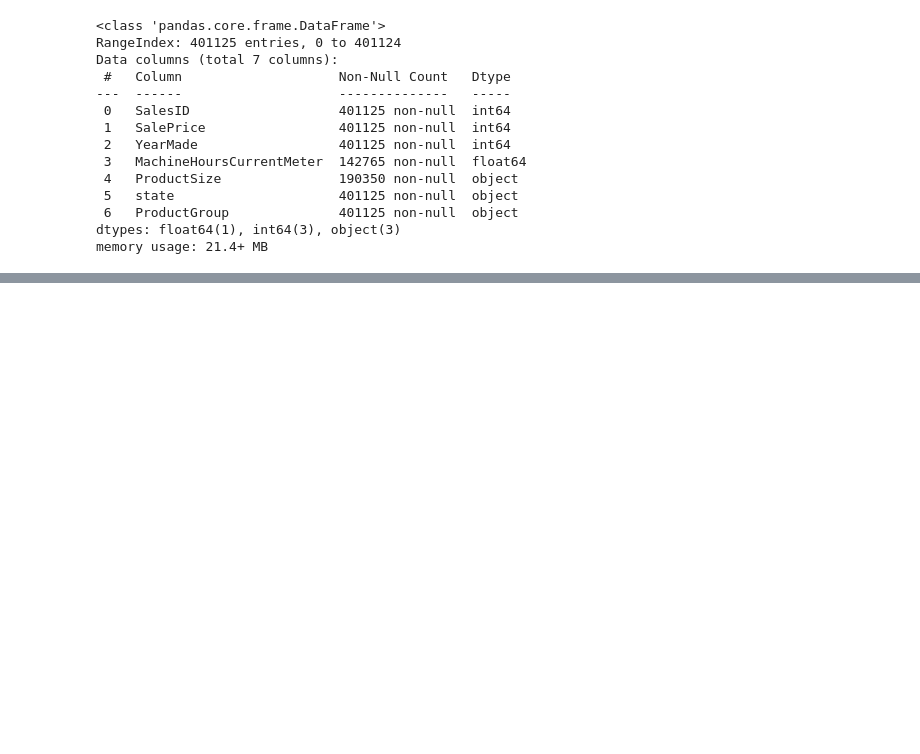
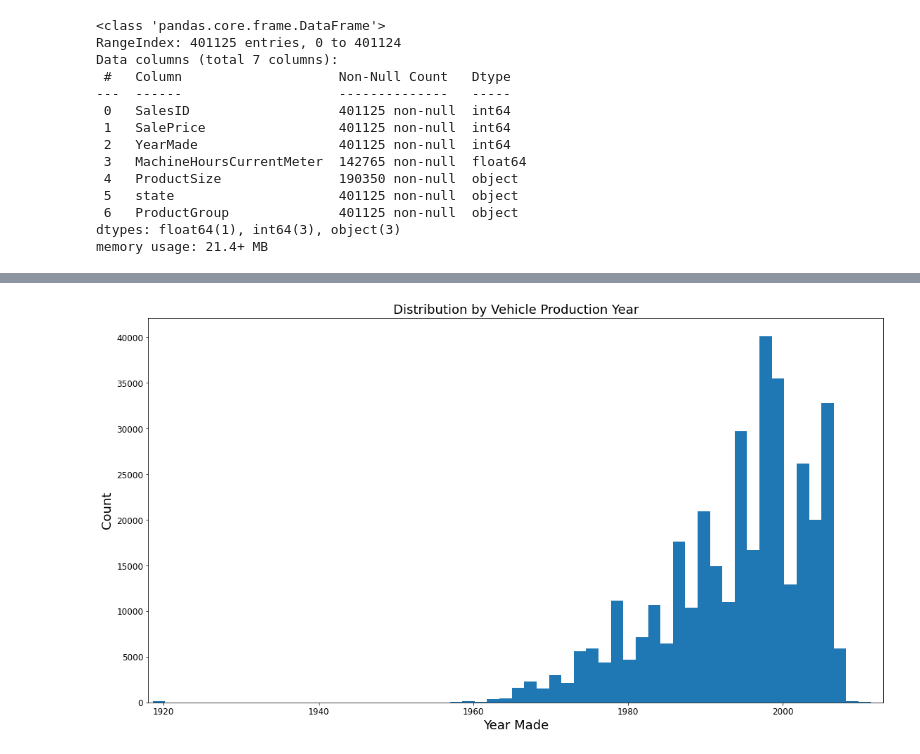
Before and after one commit to josiah-d/predicting-heavy-equipment-price, a Jupyter notebook: notebooks/josiah_eda.ipynb, the cells around one changed output, grey strips where cells are left out. Cells and saved outputs as stored; diff of their text form; code cells hidden in the pictures; blank space fills up the shorter version.

```diff
--- a/notebooks/josiah_eda.ipynb
+++ b/notebooks/josiah_eda.ipynb
@@ -99,0 +84,17 @@ dtype: int64
+# %%
+# plot YearMade frequency histogram
+fig, ax = plt.subplots(figsize=(16, 9))
+
+ax.hist(df['YearMade'], bins=int(len(df['YearMade'])**0.5));
+ax.set_xlim(1918, 2013)
+
+ax.set_title('Distribution by Vehicle Production Year')
+ax.set_xlabel('Year Made')
+ax.set_ylabel('Count')
+
+
+fig.tight_layout()
+
+fig.savefig('../img/distribution_year.jpg')
+# %% [output]
+[figure, added]
```
Also changed, not shown: parts of 24 cells of this notebook, 11 other files.
